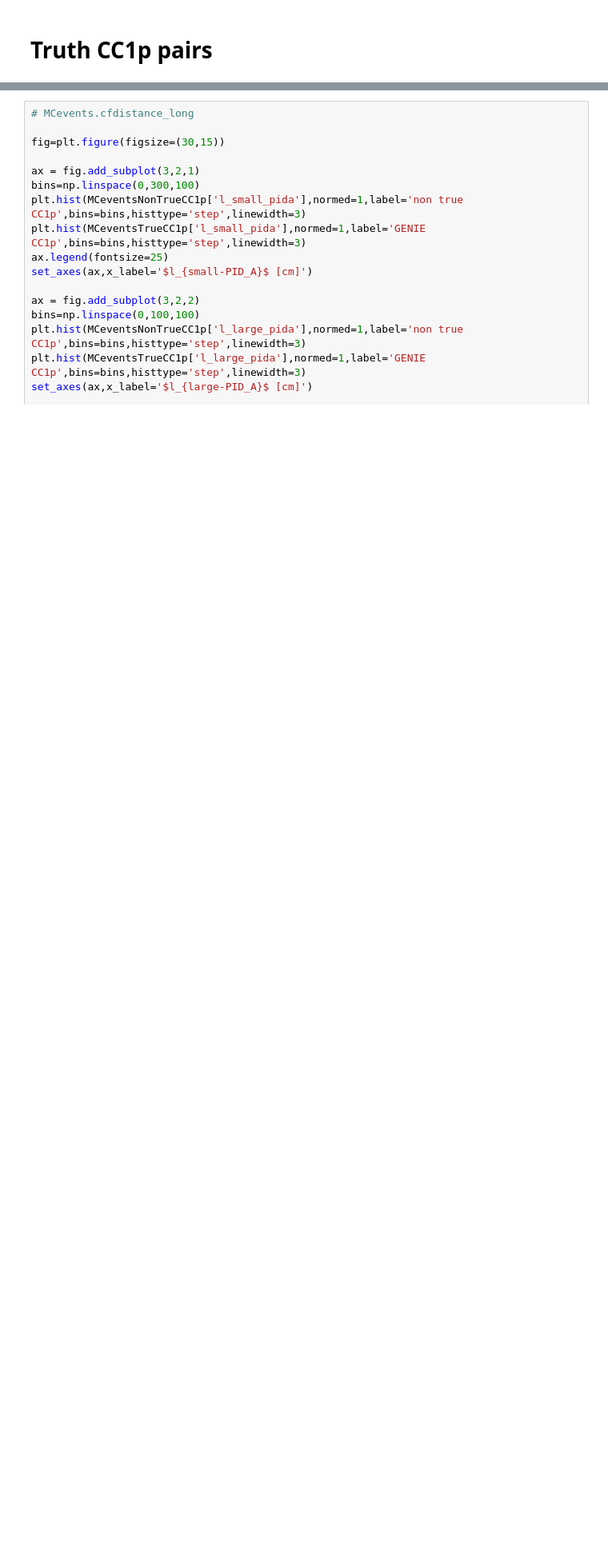
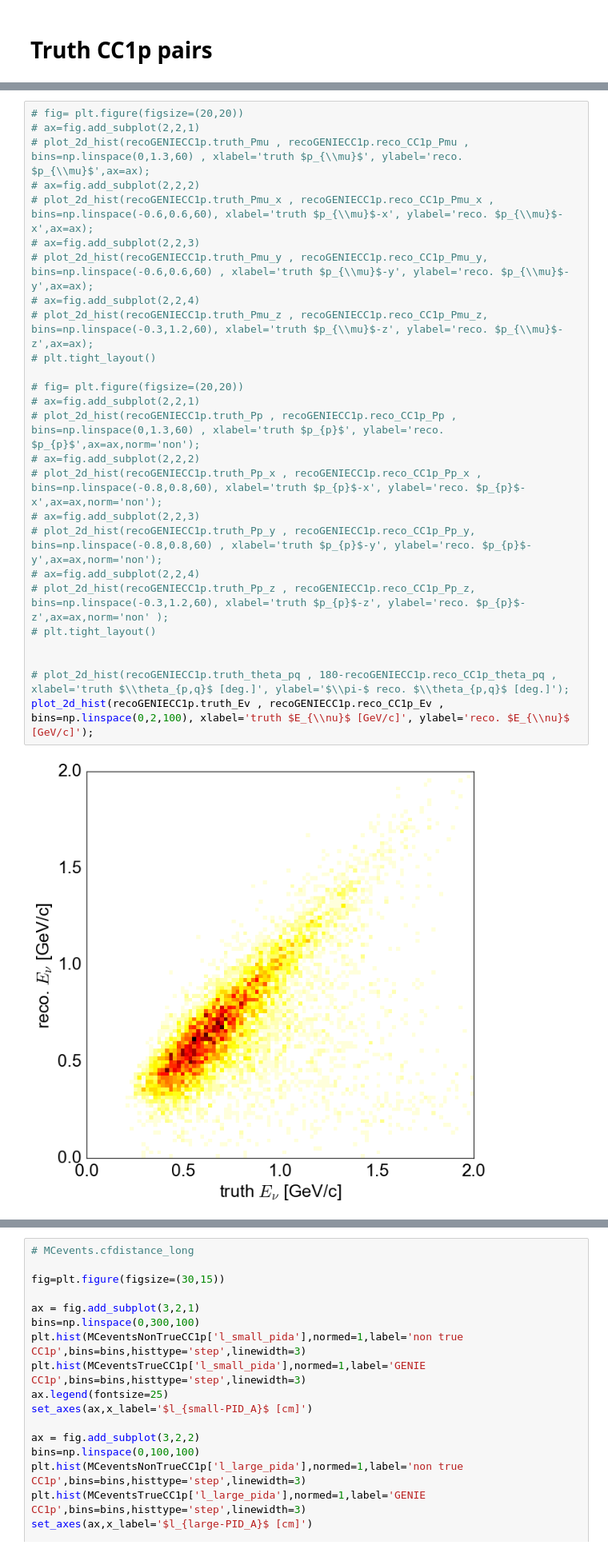
Before and after one commit to erezcoh4/AnalysisTreesInformation, a Jupyter notebook: CCQEPackage/notebooks/CC1pTopology_cuts_efficiency_purity.ipynb, the cells around one changed output, grey strips where cells are left out. Shown at 80% size. Cells and saved outputs as stored; diff of their text form; blank space fills up the shorter version.

```diff
--- a/CCQEPackage/notebooks/CC1pTopology_cuts_efficiency_purity.ipynb
+++ b/CCQEPackage/notebooks/CC1pTopology_cuts_efficiency_purity.ipynb
@@ -82,0 +51,28 @@ plt.tight_layout()
+# %%
+# fig= plt.figure(figsize=(20,20))
+# ax=fig.add_subplot(2,2,1)
+# plot_2d_hist(recoGENIECC1p.truth_Pmu , recoGENIECC1p.reco_CC1p_Pmu , bins=np.linspace(0,1.3,60) , xlabel='truth $p_{\\mu}$', ylabel='reco. $p_{\\mu}$',ax=ax);
+# ax=fig.add_subplot(2,2,2)
+# plot_2d_hist(recoGENIECC1p.truth_Pmu_x , recoGENIECC1p.reco_CC1p_Pmu_x , bins=np.linspace(-0.6,0.6,60), xlabel='truth $p_{\\mu}$-x', ylabel='reco. $p_{\\mu}$-x',ax=ax);
+# ax=fig.add_subplot(2,2,3)
+# plot_2d_hist(recoGENIECC1p.truth_Pmu_y , recoGENIECC1p.reco_CC1p_Pmu_y, bins=np.linspace(-0.6,0.6,60) , xlabel='truth $p_{\\mu}$-y', ylabel='reco. $p_{\\mu}$-y',ax=ax);
+# ax=fig.add_subplot(2,2,4)
+# plot_2d_hist(recoGENIECC1p.truth_Pmu_z , recoGENIECC1p.reco_CC1p_Pmu_z, bins=np.linspace(-0.3,1.2,60), xlabel='truth $p_{\\mu}$-z', ylabel='reco. $p_{\\mu}$-z',ax=ax);
+# plt.tight_layout()
+
+# fig= plt.figure(figsize=(20,20))
+# ax=fig.add_subplot(2,2,1)
+# plot_2d_hist(recoGENIECC1p.truth_Pp , recoGENIECC1p.reco_CC1p_Pp , bins=np.linspace(0,1.3,60) , xlabel='truth $p_{p}$', ylabel='reco. $p_{p}$',ax=ax,norm='non');
+# ax=fig.add_subplot(2,2,2)
+# plot_2d_hist(recoGENIECC1p.truth_Pp_x , recoGENIECC1p.reco_CC1p_Pp_x , bins=np.linspace(-0.8,0.8,60), xlabel='truth $p_{p}$-x', ylabel='reco. $p_{p}$-x',ax=ax,norm='non');
+# ax=fig.add_subplot(2,2,3)
+# plot_2d_hist(recoGENIECC1p.truth_Pp_y , recoGENIECC1p.reco_CC1p_Pp_y, bins=np.linspace(-0.8,0.8,60) , xlabel='truth $p_{p}$-y', ylabel='reco. $p_{p}$-y',ax=ax,norm='non');
+# ax=fig.add_subplot(2,2,4)
+# plot_2d_hist(recoGENIECC1p.truth_Pp_z , recoGENIECC1p.reco_CC1p_Pp_z, bins=np.linspace(-0.3,1.2,60), xlabel='truth $p_{p}$-z', ylabel='reco. $p_{p}$-z',ax=ax,norm='non' );
+# plt.tight_layout()
+
+
+# plot_2d_hist(recoGENIECC1p.truth_theta_pq , 180-recoGENIECC1p.reco_CC1p_theta_pq , xlabel='truth $\\theta_{p,q}$ [deg.]', ylabel='$\\pi-$ reco. $\\theta_{p,q}$ [deg.]');
+plot_2d_hist(recoGENIECC1p.truth_Ev , recoGENIECC1p.reco_CC1p_Ev , bins=np.linspace(0,2,100), xlabel='truth $E_{\\nu}$ [GeV/c]', ylabel='reco. $E_{\\nu}$ [GeV/c]');
+# %% [output]
+[figure, added]
```
Also changed, not shown: parts of 10 cells of this notebook, 20 other files.
